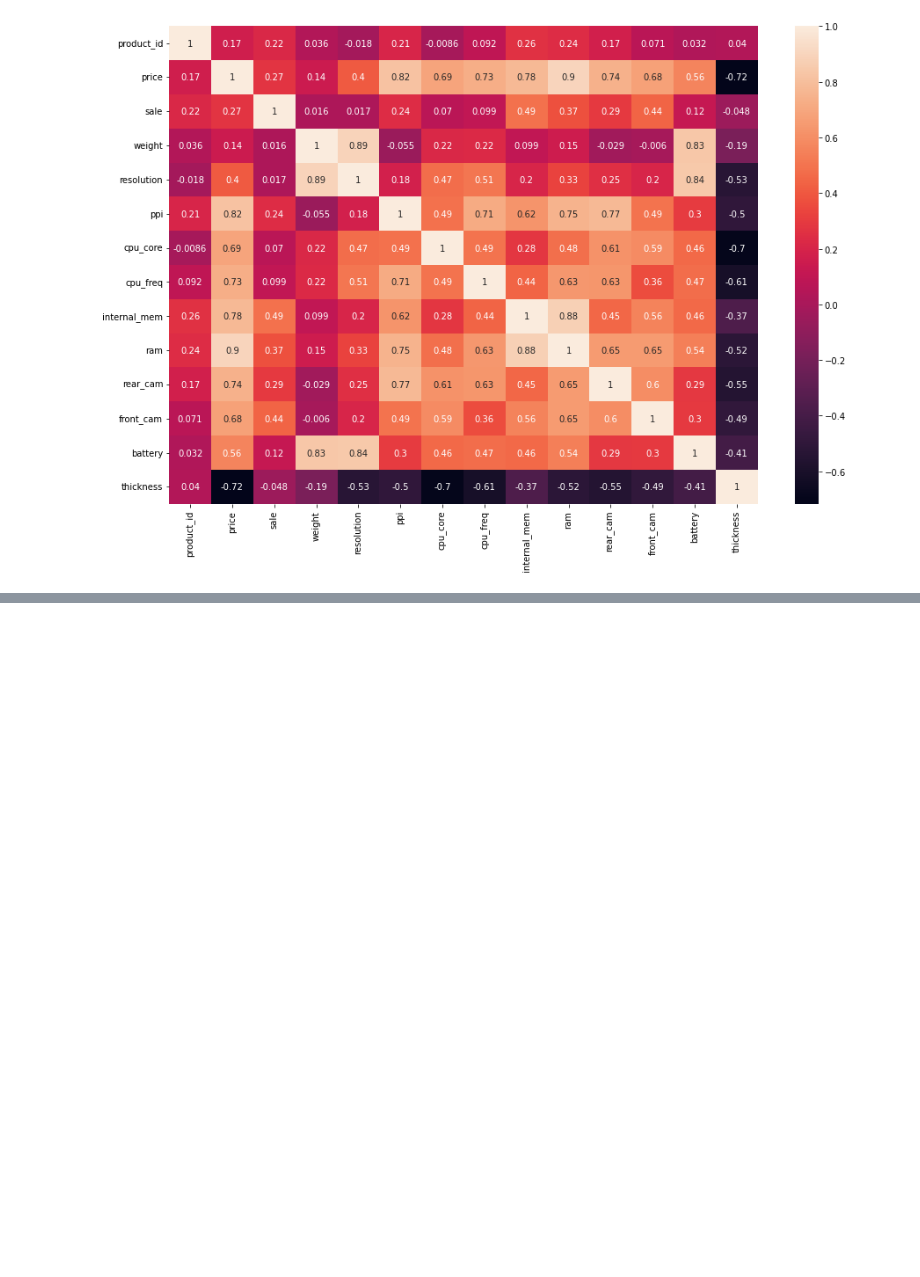
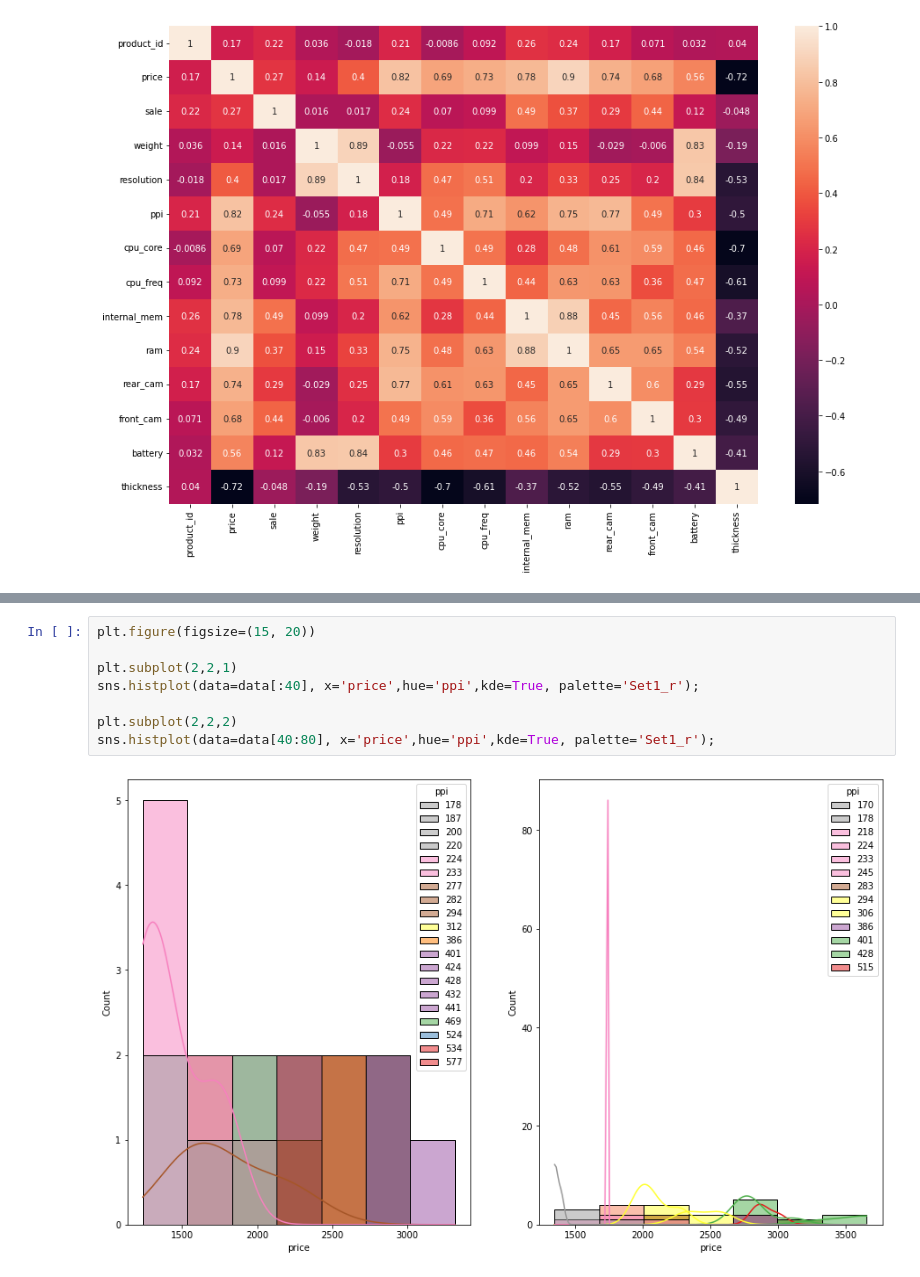
Before and after one commit to melisnv/data-science-projects, a Jupyter notebook: mobile-price-prediction/mobile-price-prediction.ipynb, the cells around one changed output, grey strips where cells are left out. Drawn from its saved outputs; the diff is of its cells as text; blank space fills up the shorter version.

```diff
--- a/mobile-price-prediction/mobile-price-prediction.ipynb
+++ b/mobile-price-prediction/mobile-price-prediction.ipynb
@@ -133,0 +242,10 @@ sns.heatmap(data.corr(),annot=True);
+# %%
+plt.figure(figsize=(15, 20))
+
+plt.subplot(2,2,1)
+sns.histplot(data=data[:40], x='price',hue='ppi',kde=True, palette='Set1_r');
+
+plt.subplot(2,2,2)
+sns.histplot(data=data[40:80], x='price',hue='ppi',kde=True, palette='Set1_r');
+# %% [output]
+[figure, added]
```
Also changed, not shown: parts of 36 cells of this notebook.
